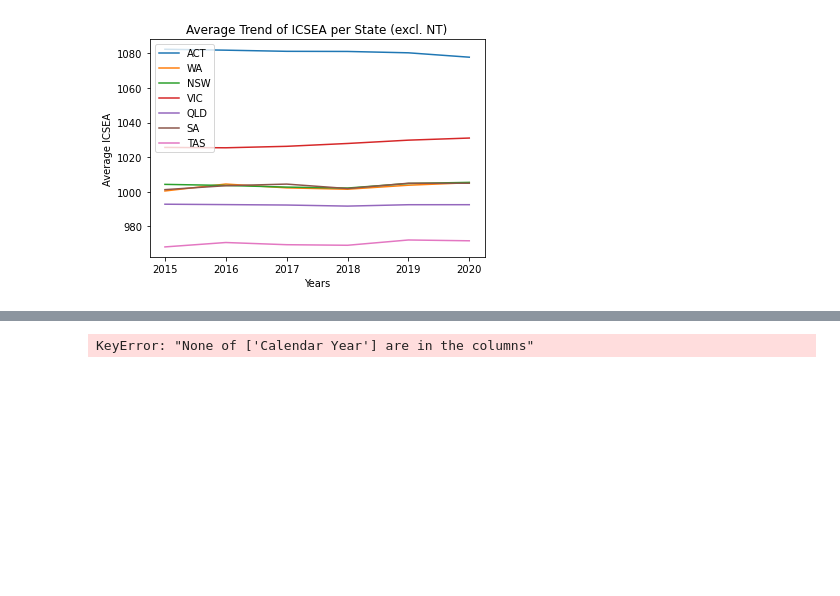
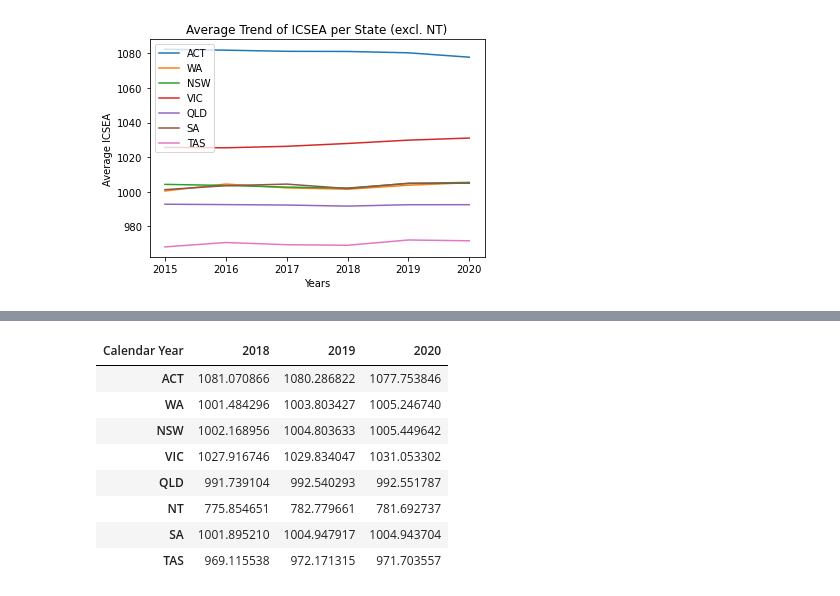
Before and after one commit to keners27/Project-1, a Jupyter notebook: School Data/school_data_analysis.ipynb, the cells around one changed output, grey strips where cells are left out. Cells and saved outputs as stored; diff of their text form; code cells hidden in the pictures; blank space fills up the shorter version.

```diff
--- a/School Data/school_data_analysis.ipynb
+++ b/School Data/school_data_analysis.ipynb
@@ -44,9 +58,17 @@ plt.show()
 # %%
-school_data = school_data.set_index(["Calendar Year"])
+#Transpose dataframe and drop columns to make them relevant
 school_data = school_data.transpose()
 
-#school_data = school_data[["2018","2019","2020"]]
+school_data = school_data[[2018,2019,2020]]
 school_data
 # %% [output]
-KeyError: "None of ['Calendar Year'] are in the columns"
+| Calendar Year | 2018 | 2019 | 2020 |
+| ACT | 1081.070866 | 1080.286822 | 1077.753846 |
+| WA | 1001.484296 | 1003.803427 | 1005.246740 |
+| NSW | 1002.168956 | 1004.803633 | 1005.449642 |
+| VIC | 1027.916746 | 1029.834047 | 1031.053302 |
+| QLD | 991.739104 | 992.540293 | 992.551787 |
+| NT | 775.854651 | 782.779661 | 781.692737 |
+| SA | 1001.895210 | 1004.947917 | 1004.943704 |
+| TAS | 969.115538 | 972.171315 | 971.703557 |
 # %%
```
Also changed, not shown: parts of 6 cells of this notebook, 4 other files.
